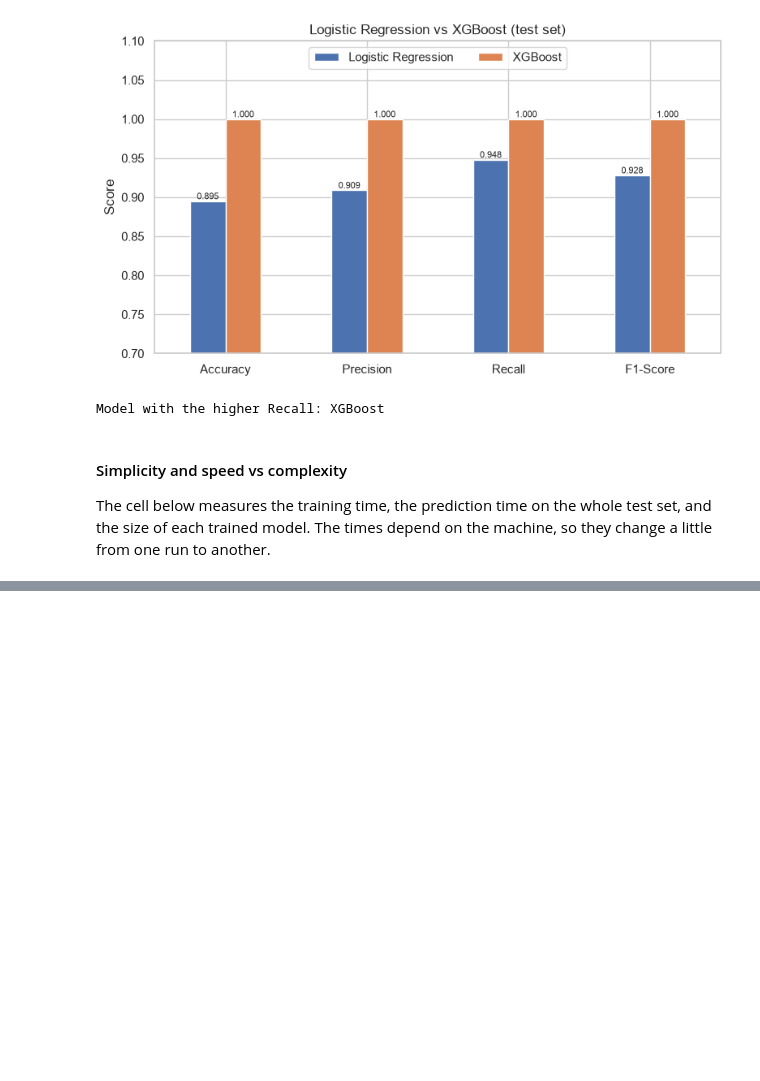
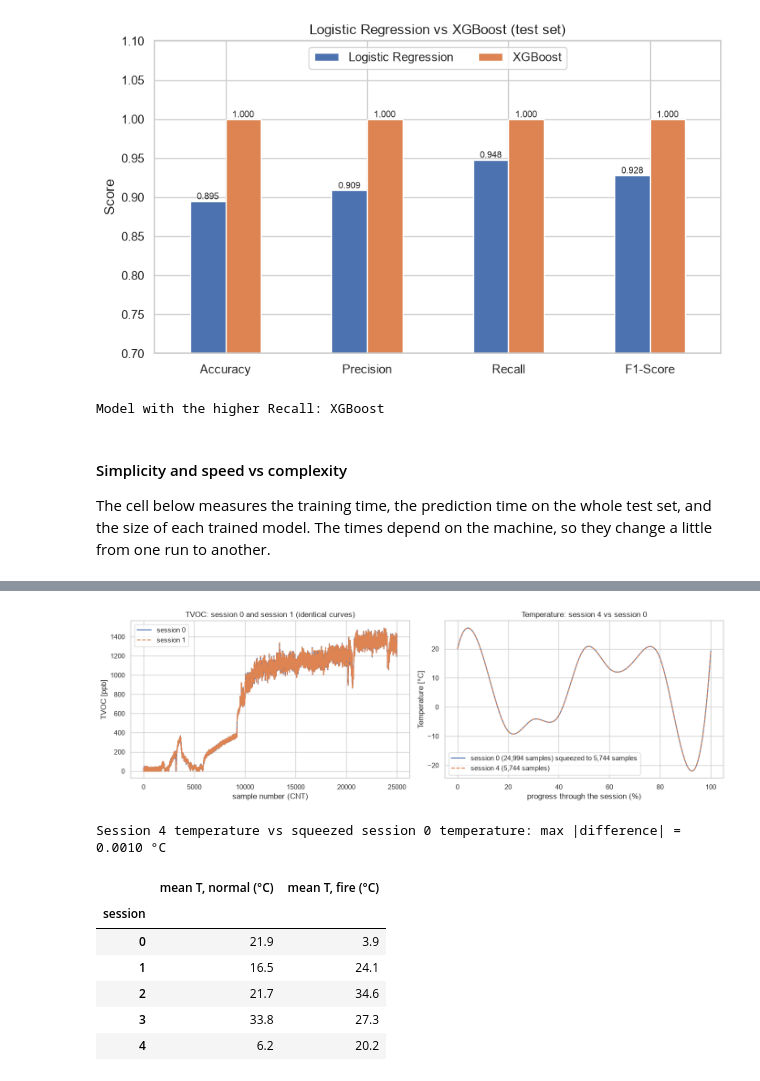
Before and after one commit to Damim-03/AIoT-2025, a Jupyter notebook: TP1/Fire_Alarm_Detection.ipynb, the cells around one changed output, grey strips where cells are left out. Cells and saved outputs as stored; diff of their text form; code cells hidden in the pictures; blank space fills up the shorter version.

```diff
--- a/TP1/Fire_Alarm_Detection.ipynb
+++ b/TP1/Fire_Alarm_Detection.ipynb
@@ -455,0 +680,14 @@ A tree can learn thresholds and combinations of sensors. Logistic Regression can
+# %%
+# A new session starts each time the sample counter CNT goes back down
+session = (df["CNT"].diff() < 0).cumsum()
+
+sessions_info = df.assign(session=session).groupby("session").agg(
+    samples=("Fire Alarm", "size"),
+    fires=("Fire Alarm", "sum"),
+    start=("UTC", "min"),
+    end=("UTC", "max"),
+)
+sessions_info["fire ratio"] = (sessions_info["fires"] / sessions_info["samples"]).round(3)
+sessions_info["start"] = pd.to_datetime(sessions_info["start"], unit="s")
+sessions_info["end"] = pd.to_datetime(sessions_info["end"], unit="s")
+sessions_info
@@ -455,0 +760,44 @@ A tree can learn thresholds and combinations of sensors. Logistic Regression can
+# %%
+# Twin sessions and the temperature curve
+fig, axes = plt.subplots(1, 2, figsize=(14, 4.5))
+
+# Left: one sensor of session 0 and of its twin, session 1
+for s, style in [(0, "-"), (1, "--")]:
+    rows = session_rows(s)
+    axes[0].plot(rows["CNT"], rows["TVOC[ppb]"], style, label=f"session {s}")
+axes[0].set_title("TVOC: session 0 and session 1 (identical curves)")
+axes[0].set_xlabel("sample number (CNT)")
+axes[0].set_ylabel("TVOC [ppb]")
+axes[0].legend()
+
+# Right: temperature of session 4 vs the temperature curve of session 0 squeezed to the same length
+t0 = session_rows(0)["Temperature[C]"].values
+t4 = session_rows(4)["Temperature[C]"].values
+t0_squeezed = np.interp(np.linspace(0, 1, len(t4)), np.linspace(0, 1, len(t0)), t0)
+progress = np.linspace(0, 100, len(t4))
+axes[1].plot(progress, t0_squeezed, label=f"session 0 ({len(t0):,} samples) squeezed to {len(t4):,} samples")
+axes[1].plot(progress, t4, "--", label=f"session 4 ({len(t4):,} samples)")
+axes[1].set_title("Temperature: session 4 vs session 0")
+axes[1].set_xlabel("progress through the session (%)")
+axes[1].set_ylabel("Temperature [°C]")
+axes[1].legend()
+plt.tight_layout()
+plt.show()
+
+print(f"Session 4 temperature vs squeezed session 0 temperature: max |difference| = {np.abs(t0_squeezed - t4).max():.4f} °C")
+
+# Mean temperature during normal conditions and during fires, per session
+temp_by_label = df.assign(session=session).pivot_table(index="session", columns="Fire Alarm",
+                                                       values="Temperature[C]", aggfunc="mean")
+temp_by_label.columns = ["mean T, normal (°C)", "mean T, fire (°C)"]
+temp_by_label.round(1)
+# %% [output]
+[figure, added]
+Session 4 temperature vs squeezed session 0 temperature: max |difference| = 0.0010 °C
+|  | mean T, normal (°C) | mean T, fire (°C) |
+| session |  |  |
+| 0 | 21.9 | 3.9 |
+| 1 | 16.5 | 24.1 |
+| 2 | 21.7 | 34.6 |
+| 3 | 33.8 | 27.3 |
+| 4 | 6.2 | 20.2 |
```
Also changed, not shown: parts of 28 cells of this notebook.
